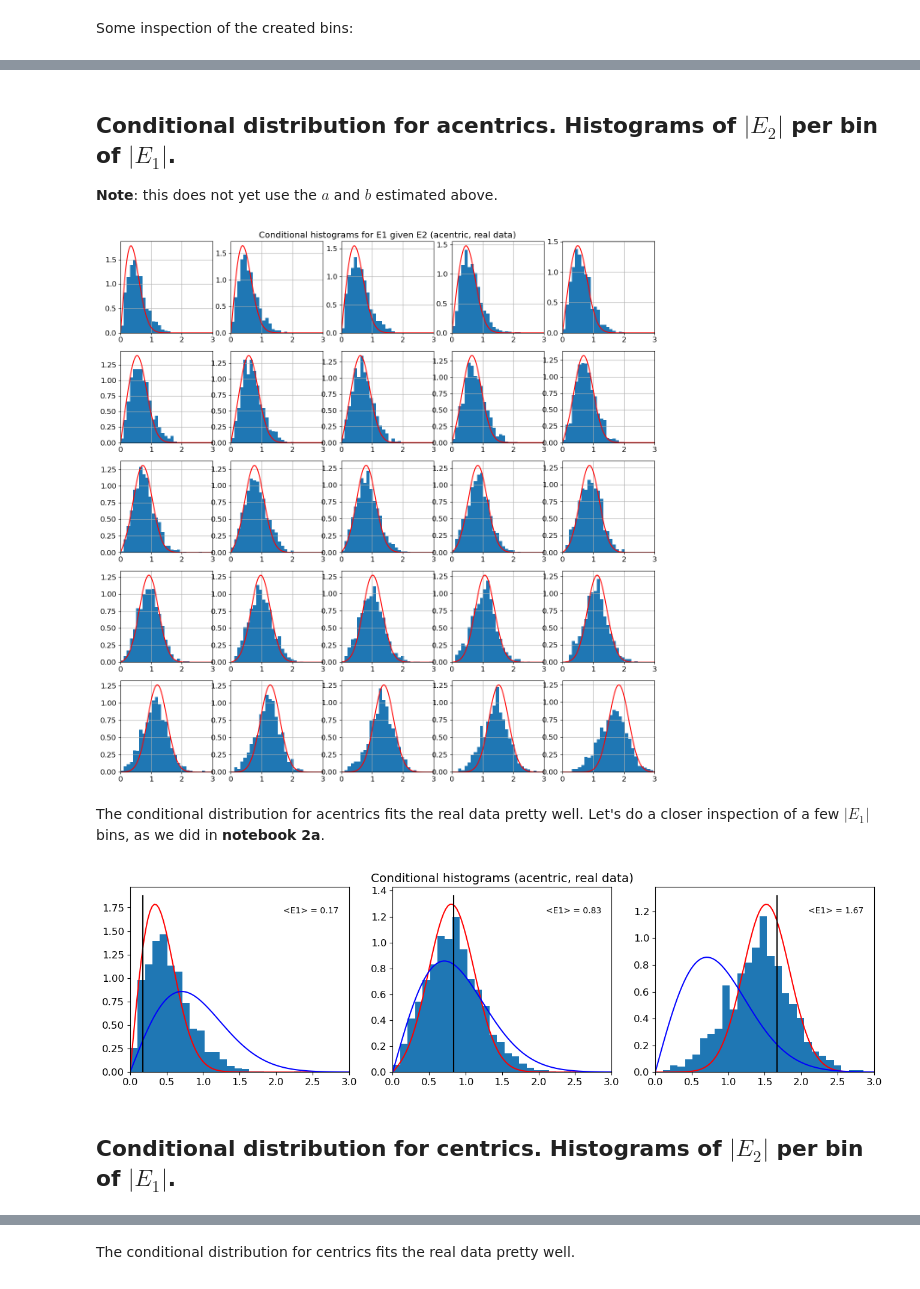
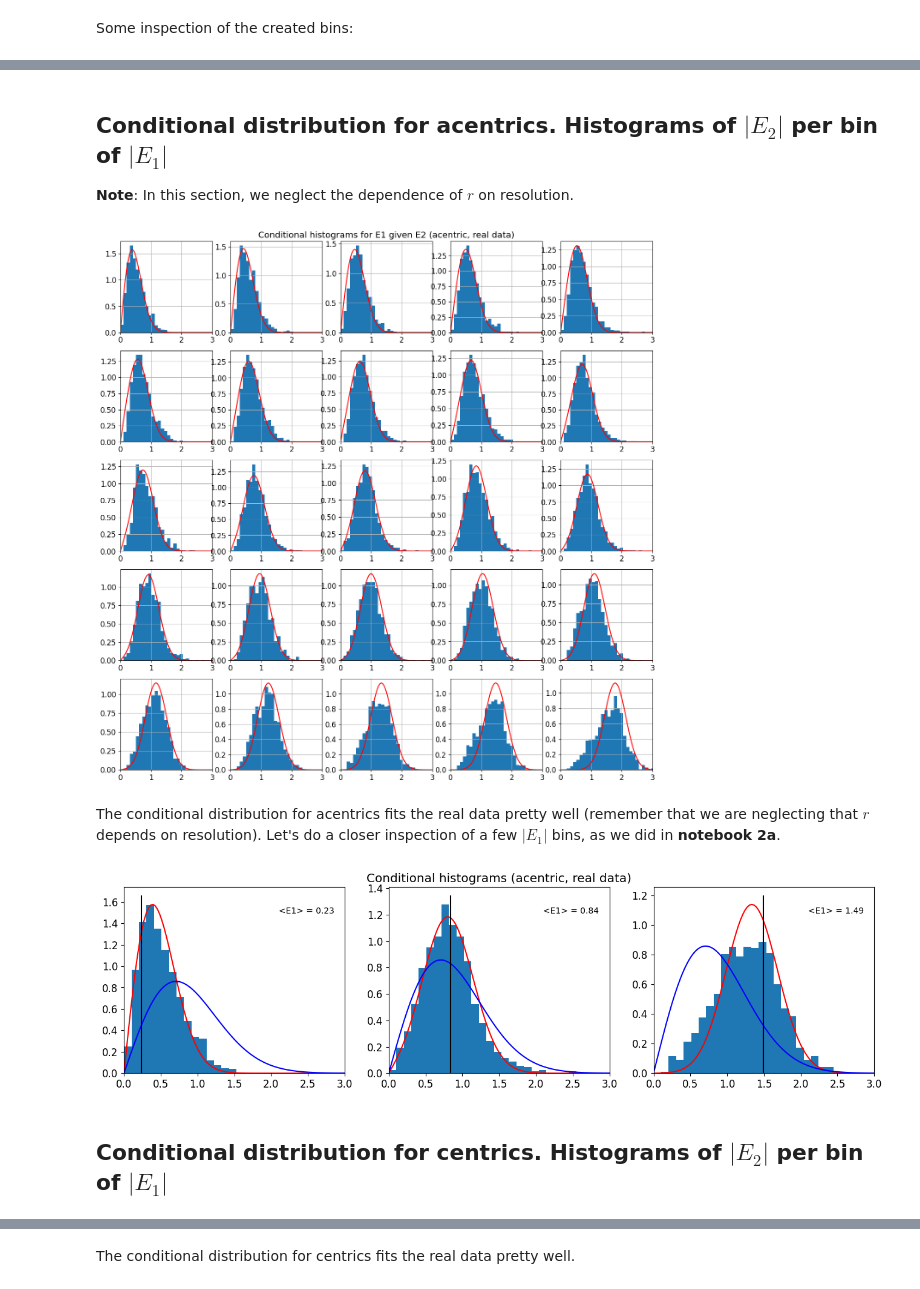
Before and after one commit to Hekstra-Lab/dw, a Jupyter notebook: 3_Fitting_DW_to_paired_data-fig_1.ipynb, the cells around one changed output, grey strips where cells are left out. Saved outputs shown, nothing was run; the diff lists cells and outputs as text; code cells hidden in the pictures.

```diff
--- a/3_Fitting_DW_to_paired_data-fig_1.ipynb
+++ b/3_Fitting_DW_to_paired_data-fig_1.ipynb
@@ -40,12 +42,11 @@ Autosaving every 300 seconds
 path="double_wilson_data/"    # Unix
 fig_dir = "results_figs/"
 data_set_pairs = {0:("5kvx_phases", "5kw3_phases"),\
-                  2:("3pyp_phases", "1nwz_phases"),\
-                  5:("4kjk_phases", "4kjj_phases", "4pst_phases", "4pss_phases"),\
-                  7:("NECAT_PTP1B_RT_SAD/7rin_phases", "NECAT_PTP1B_RT_SAD/7mm1_phases")}
-# data_set_pairs = [("4eul_phases", "GFP_1.37A", "off", "on", "GFP_SSRL_refine_54_final")]
+                  1:("3pyp_phases", "1nwz_phases"),\
+                  2:("4kjk_phases", "4kjj_phases", "4pst_phases", "4pss_phases"),\
+                  3:("NECAT_PTP1B_RT_SAD/7rin_phases", "NECAT_PTP1B_RT_SAD/7mm1_phases")}
 
-example=5 #0,2,5,7 good;    # 1: no common phase origin; 4: different phase keys
+example=0
 ix1 = 0
 ix2 = 1
 mtz1 = data_set_pairs[example][ix1] # omit .mtz
@@ -229,14 +198,14 @@ Number of reflections per bin (centric):
 # %% [markdown]
-## Conditional distribution for acentrics. Histograms of $|E_2|$ per bin of $|E_1|$.
-**Note**: this does not yet use the $a$ and $b$ estimated above.
+## Conditional distribution for acentrics. Histograms of $|E_2|$ per bin of $|E_1|$
+**Note**: In this section, we neglect the dependence of $r$ on resolution.
 # %%
 plt.figure(figsize=(16,16))
 x=np.linspace(0,3,100)
 for i in range(1,nbin+1):
     plt.subplot(5,5,i)
-    rho = np.amin([a,0.98])          # a guess of the corr coef between data sets
-    r1  = rho*bin_means_acentric[i]  # conditional exp value of E1 given E2
-    cond_var = 0.5*(1-rho**2)        # conditional variance  of E1 given E2
+    r = np.amin([a,0.98])          # a guess of the corr coef between data sets
+    r1  = r*bin_means_acentric[i]  # conditional exp value of E1 given E2
+    cond_var = 0.5*(1-r**2)        # conditional variance  of E1 given E2
 #
     plt.hist(ds1_2.loc[(ds1_2["EP_1_bin"]==i) & ds1_2_acentric, EP2_label],np.linspace(0,5,50),density=True)
     plt.plot(x, rice.pdf(x, r1/np.sqrt(cond_var), scale=np.sqrt(cond_var)),'r-')
@@ -250,43 +219,41 @@ plt.savefig(fig_dir + \
             os.path.basename(data_set_pairs[example][ix2]) + "_acentric_amplitude_cond_hists.svg")
 plt.show()
 # %% [output]
-[figure, old version]
+[figure, new version]
 # %% [markdown]
-The conditional distribution for acentrics fits the real data pretty well. Let's do a closer inspection of a few $|E_1|$ bins, as we did in **notebook 2a**.
+The conditional distribution for acentrics fits the real data pretty well (remember that we are neglecting that $r$ depends on resolution). Let's do a closer inspection of a few $|E_1|$ bins, as we did in **notebook 2a**.
 # %%
 plt.figure(figsize=(16,4))
 x=np.linspace(0,3,100)
 counter = 0
-for i in [1, 13, 24]:
+for i in [1, 13, 23]:
     counter += 1             # for illustration purposes.
     plt.subplot(1,3,counter) # for illustration purposes.
     r_DW = np.amin([a,0.98])
     r1 = r_DW*bin_means_acentric[i]     # conditional exp value
     cond_var = 0.5*(1-r_DW**2) # conditional var for acentrics
 
     plt.hist(ds1_2.loc[ds1_2["EP_1_bin"]==i,EP2_label],np.linspace(0,5,50),density=True)
     plt.plot(x, rice.pdf(x, r1/np.sqrt(cond_var),scale=np.sqrt(cond_var)),'r-')
     plt.plot(x, rice.pdf(x, 0,scale=np.sqrt(0.5)),'b-')
     yl=plt.ylim()
 
 #    to illustrate the idea of Rice interpolating between Wilson and delta function:
     plt.plot(bin_means_acentric[i]*np.asarray([1, 1]),yl,'k-')
-#     plt.plot(rice.mean(0,scale=1/np.sqrt(2))*np.asarray([1,1]),yl,'b-')
-#     plt.plot(rice.mean(r1/np.sqrt(cond_var),scale=np.sqrt(cond_var))*np.asarray([1,1]),yl,'r:')
     xl=[0,3] #plt.xlim()
     plt.text(2.1,0.9*yl[1],f"<E1> = {bin_means_acentric[i]:.2f}",size=10)
     plt.xlim(xl)
     if counter == 2:
         plt.title("Conditional histograms (acentric, real data)")
 plt.savefig(os.path.basename(data_set_pairs[example][ix1]) + "_" + \
             os.path.basename(data_set_pairs[example][ix2]) + "_acentric.svg")
 plt.show()
 # Basic check:
 #    plt.plot(np.sqrt((1-rho**2)+rho**2 * bin_means[i]**2), np.sqrt(np.mean(ds_test["EP_2"][ds_test["EP_1_bin"]==i]**2)), 'bo')
 # %% [output]
-[figure, old version]
+[figure, new version]
 # %% [markdown]
-## Conditional distribution for centrics. Histograms of $|E_2|$ per bin of $|E_1|$.
+## Conditional distribution for centrics. Histograms of $|E_2|$ per bin of $|E_1|$
 # %%
 plt.figure(figsize=(15,15))
 x=np.linspace(0,3,100)
```
Also changed, not shown: parts of 25 cells of this notebook, 11 other files.
